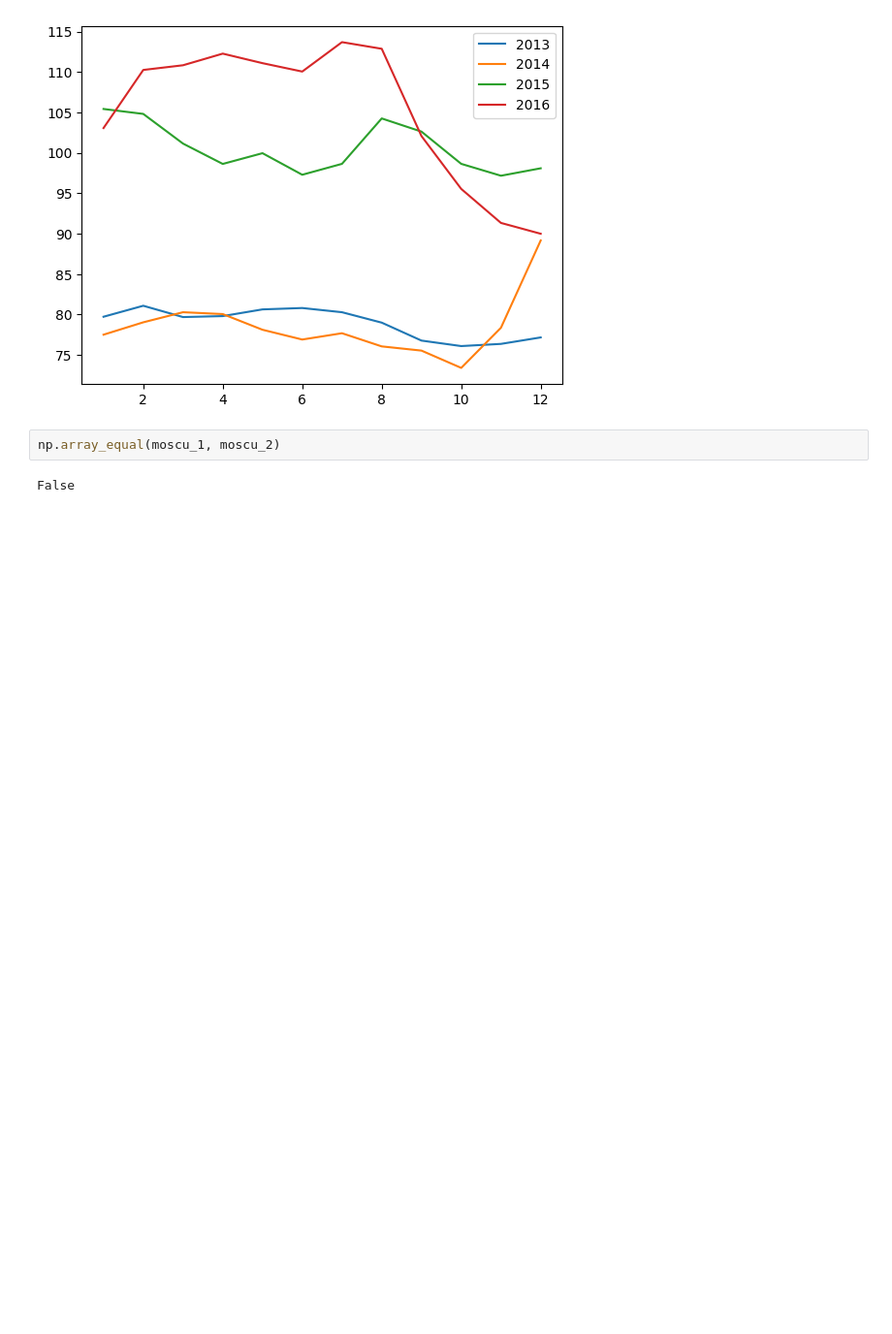
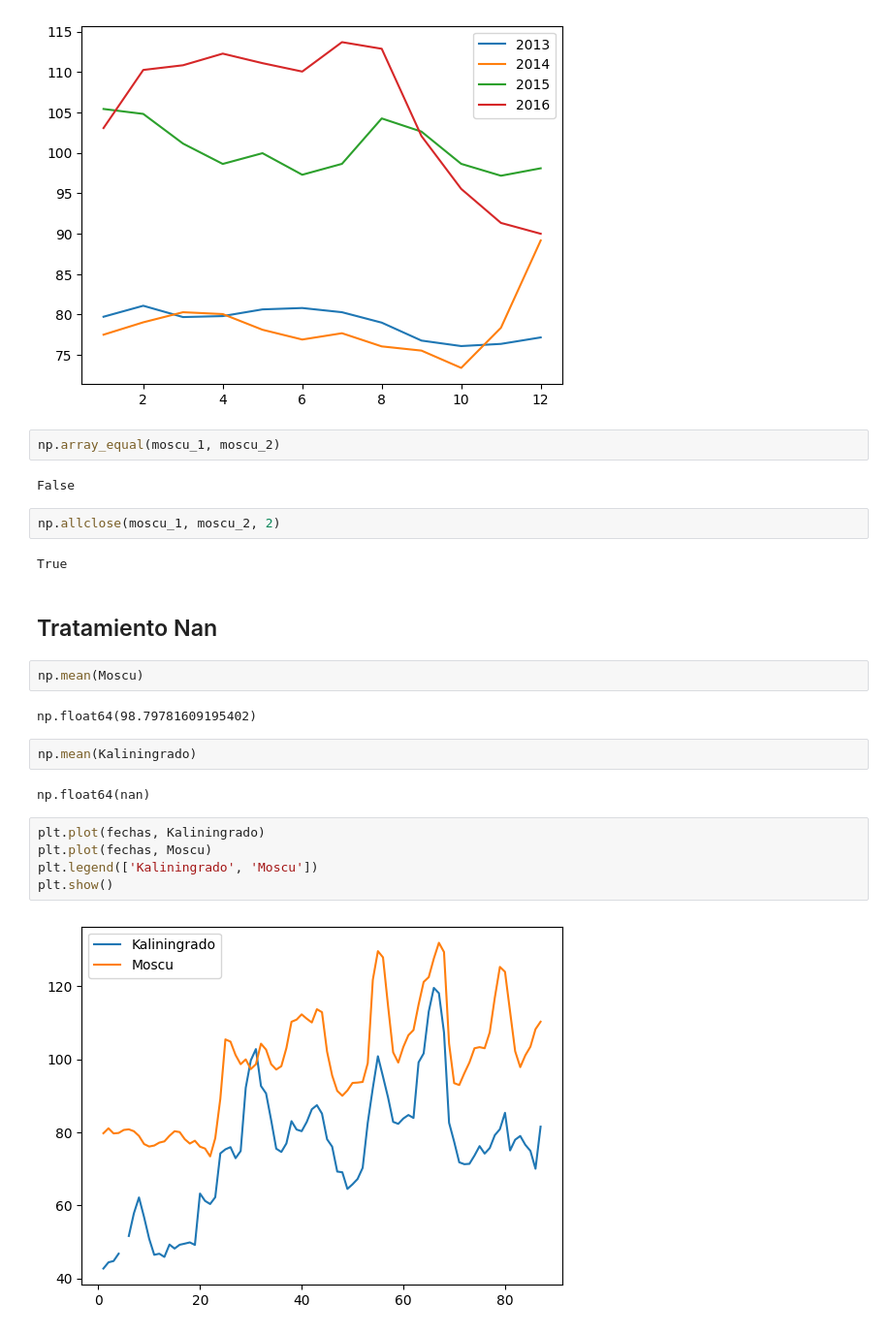
Before and after one commit to ARTAA123/PracticasETLAllura, a Jupyter notebook: Numpy.ipynb, the cells around one changed output. Shown at 97% size. Saved outputs shown, nothing was run; the diff lists cells and outputs as text; blank space fills up the shorter version.

```diff
--- a/Numpy.ipynb
+++ b/Numpy.ipynb
@@ -167,3 +167,24 @@ plt.show()
 np.array_equal(moscu_1, moscu_2)
 # %% [output]
 False
+# %%
+np.allclose(moscu_1, moscu_2, 2)
+# %% [output]
+True
+# %% [markdown]
+## Tratamiento Nan
+# %%
+np.mean(Moscu)
+# %% [output]
+np.float64(98.79781609195402)
+# %%
+np.mean(Kaliningrado)
+# %% [output]
+np.float64(nan)
+# %%
+plt.plot(fechas, Kaliningrado)
+plt.plot(fechas, Moscu)
+plt.legend(['Kaliningrado', 'Moscu'])
+plt.show()
+# %% [output]
+[figure, added]
```
Also changed, not shown: parts of 7 cells of this notebook.
